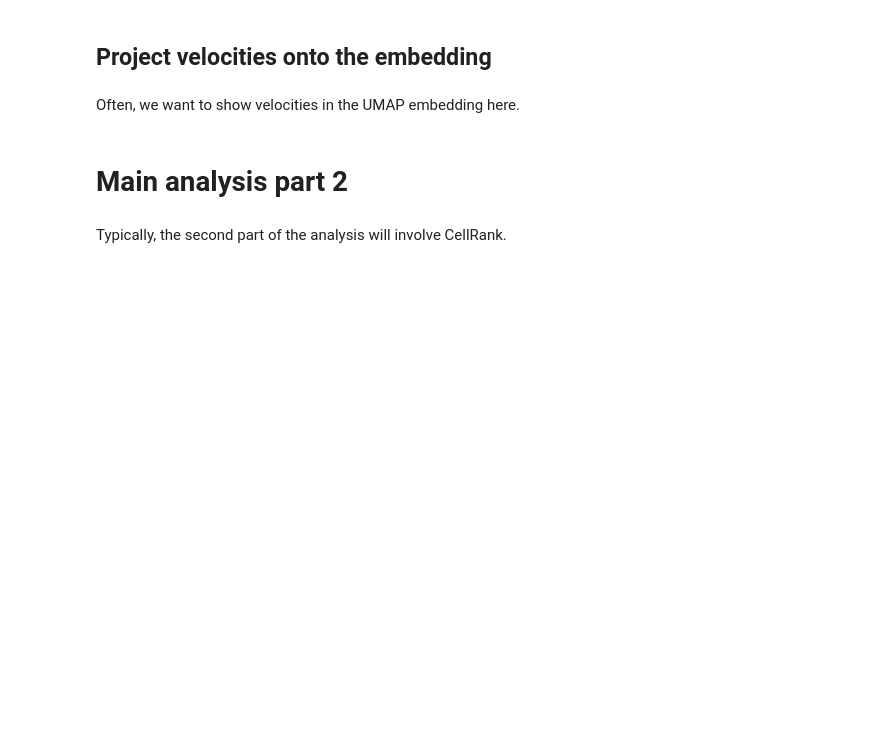
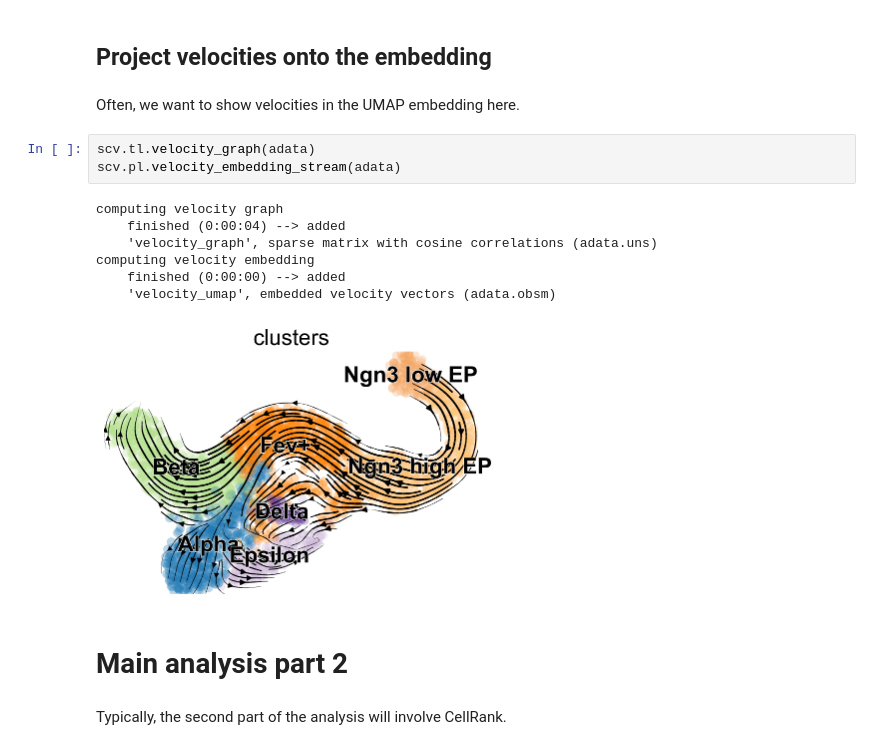
Before and after one commit to theislab/cellrank_reproducibility_preprint, a Jupyter notebook: notebooks/sample_notebook/ML-2020-10-13_skelleton_notebook.ipynb, the cells around one changed output. Saved outputs shown, nothing was run; the diff lists cells and outputs as text; blank space fills up the shorter version.

```diff
--- a/notebooks/sample_notebook/ML-2020-10-13_skelleton_notebook.ipynb
+++ b/notebooks/sample_notebook/ML-2020-10-13_skelleton_notebook.ipynb
@@ -177,6 +185,17 @@ computing velocities
 ## Project velocities onto the embedding
 # %% [markdown]
 Often, we want to show velocities in the UMAP embedding here.
+# %%
+scv.tl.velocity_graph(adata)
+scv.pl.velocity_embedding_stream(adata)
+# %% [output]
+computing velocity graph
+    finished (0:00:04) --> added
+    'velocity_graph', sparse matrix with cosine correlations (adata.uns)
+computing velocity embedding
+    finished (0:00:00) --> added
+    'velocity_umap', embedded velocity vectors (adata.obsm)
+[figure, added]
 # %% [markdown]
 # Main analysis part 2
 # %% [markdown]
```
Also changed, not shown: parts of 11 cells of this notebook, 1 other file.
